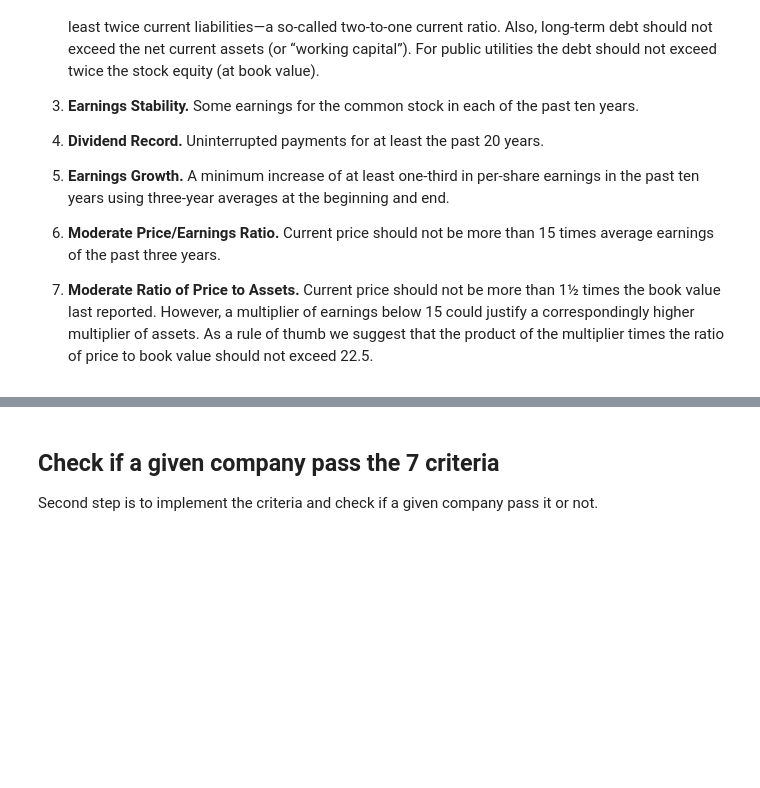
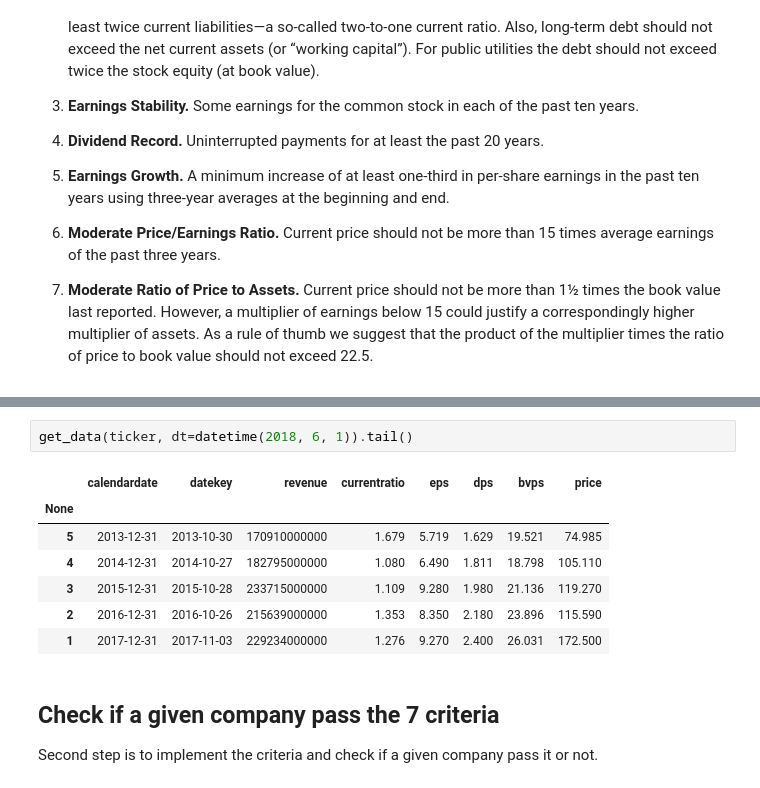
Before and after one commit to ucals/quandl, a Jupyter notebook: Stock Selection for the Defensive Investor.ipynb, the cells around one changed output, grey strips where cells are left out. Cells and saved outputs as stored; diff of their text form; blank space fills up the shorter version.

```diff
--- a/Stock Selection for the Defensive Investor.ipynb
+++ b/Stock Selection for the Defensive Investor.ipynb
@@ -64,3 +66,13 @@ get_data(ticker).tail()
+# %%
+get_data(ticker, dt=datetime(2018, 6, 1)).tail()
+# %% [output]
+|  | calendardate | datekey | revenue | currentratio | eps | dps | bvps | price |
+| None |  |  |  |  |  |  |  |  |
+| 5 | 2013-12-31 | 2013-10-30 | 170910000000 | 1.679 | 5.719 | 1.629 | 19.521 | 74.985 |
+| 4 | 2014-12-31 | 2014-10-27 | 182795000000 | 1.080 | 6.490 | 1.811 | 18.798 | 105.110 |
+| 3 | 2015-12-31 | 2015-10-28 | 233715000000 | 1.109 | 9.280 | 1.980 | 21.136 | 119.270 |
+| 2 | 2016-12-31 | 2016-10-26 | 215639000000 | 1.353 | 8.350 | 2.180 | 23.896 | 115.590 |
+| 1 | 2017-12-31 | 2017-11-03 | 229234000000 | 1.276 | 9.270 | 2.400 | 26.031 | 172.500 |
 # %% [markdown]
 ## Check if a given company pass the 7 criteria
 Second step is to implement the criteria and check if a given company pass it or not.
```
Also changed, not shown: parts of 7 cells of this notebook, 2 other files.
